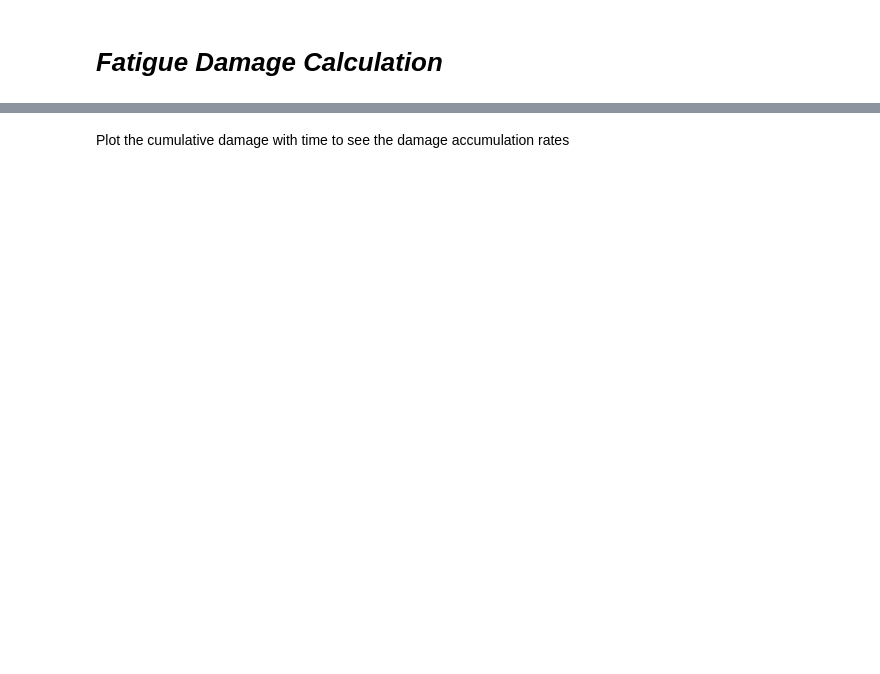
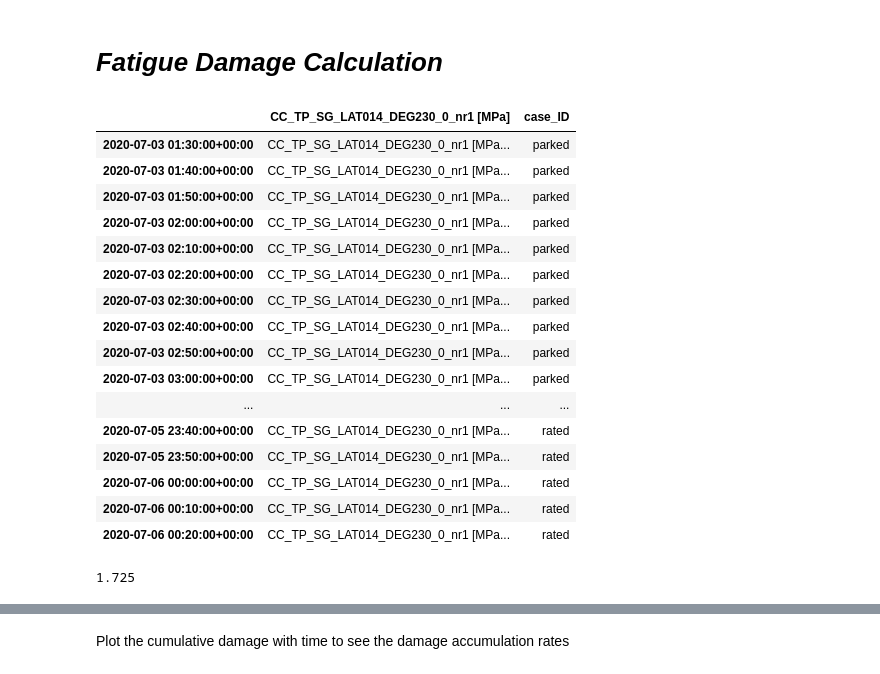
Before and after one commit to Ahmed-Mujtaba5/SHM-of-Offshore-Structures, a Jupyter notebook: Notebooks/3.Fatigue_Assessment.ipynb, the cells around one changed output, grey strips where cells are left out. Cells and saved outputs as stored; diff of their text form; code cells hidden in the pictures; blank space fills up the shorter version.

```diff
--- a/Notebooks/3.Fatigue_Assessment.ipynb
+++ b/Notebooks/3.Fatigue_Assessment.ipynb
@@ -59,15 +74,37 @@ sn_cp
 # *Fatigue Damage Calculation*
 # %%
 deg230_data = pd.read_pickle("deg230_data.pkl")
+# %%
+deg230_data
+# %% [output]
+|  | CC_TP_SG_LAT014_DEG230_0_nr1 [MPa] | case_ID |
+| 2020-07-03 01:30:00+00:00 | CC_TP_SG_LAT014_DEG230_0_nr1 [MPa... | parked |
+| 2020-07-03 01:40:00+00:00 | CC_TP_SG_LAT014_DEG230_0_nr1 [MPa... | parked |
+| 2020-07-03 01:50:00+00:00 | CC_TP_SG_LAT014_DEG230_0_nr1 [MPa... | parked |
+| 2020-07-03 02:00:00+00:00 | CC_TP_SG_LAT014_DEG230_0_nr1 [MPa... | parked |
+| 2020-07-03 02:10:00+00:00 | CC_TP_SG_LAT014_DEG230_0_nr1 [MPa... | parked |
+| 2020-07-03 02:20:00+00:00 | CC_TP_SG_LAT014_DEG230_0_nr1 [MPa... | parked |
+| 2020-07-03 02:30:00+00:00 | CC_TP_SG_LAT014_DEG230_0_nr1 [MPa... | parked |
+| 2020-07-03 02:40:00+00:00 | CC_TP_SG_LAT014_DEG230_0_nr1 [MPa... | parked |
+| 2020-07-03 02:50:00+00:00 | CC_TP_SG_LAT014_DEG230_0_nr1 [MPa... | parked |
+| 2020-07-03 03:00:00+00:00 | CC_TP_SG_LAT014_DEG230_0_nr1 [MPa... | parked |
+| ... | ... | ... |
+| 2020-07-05 23:40:00+00:00 | CC_TP_SG_LAT014_DEG230_0_nr1 [MPa... | rated |
+| 2020-07-05 23:50:00+00:00 | CC_TP_SG_LAT014_DEG230_0_nr1 [MPa... | rated |
+| 2020-07-06 00:00:00+00:00 | CC_TP_SG_LAT014_DEG230_0_nr1 [MPa... | rated |
+| 2020-07-06 00:10:00+00:00 | CC_TP_SG_LAT014_DEG230_0_nr1 [MPa... | rated |
+| 2020-07-06 00:20:00+00:00 | CC_TP_SG_LAT014_DEG230_0_nr1 [MPa... | rated |
 # %%
-LEF = 3
+LEF = 1
 SEF = 0.8
 scale_f = 1.15
-SCF_in = 1.1
+SCF_in = 1.5
 material_SF = 1.25
 
 damage_Factor = LEF*SEF*SCF_in*scale_f*material_SF
 
 print(damage_Factor)
+# %% [output]
+1.725
 # %%
 cc = deg230_data.iloc[0,0]
```
Also changed, not shown: parts of 23 cells of this notebook, 1 other file.
